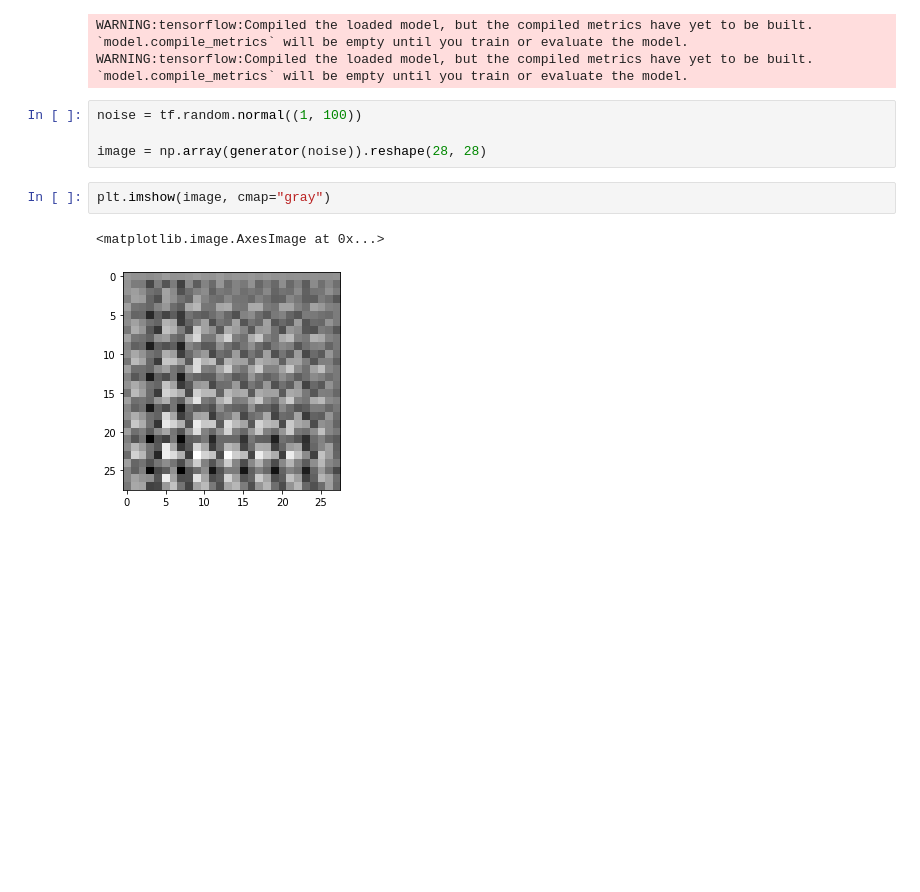
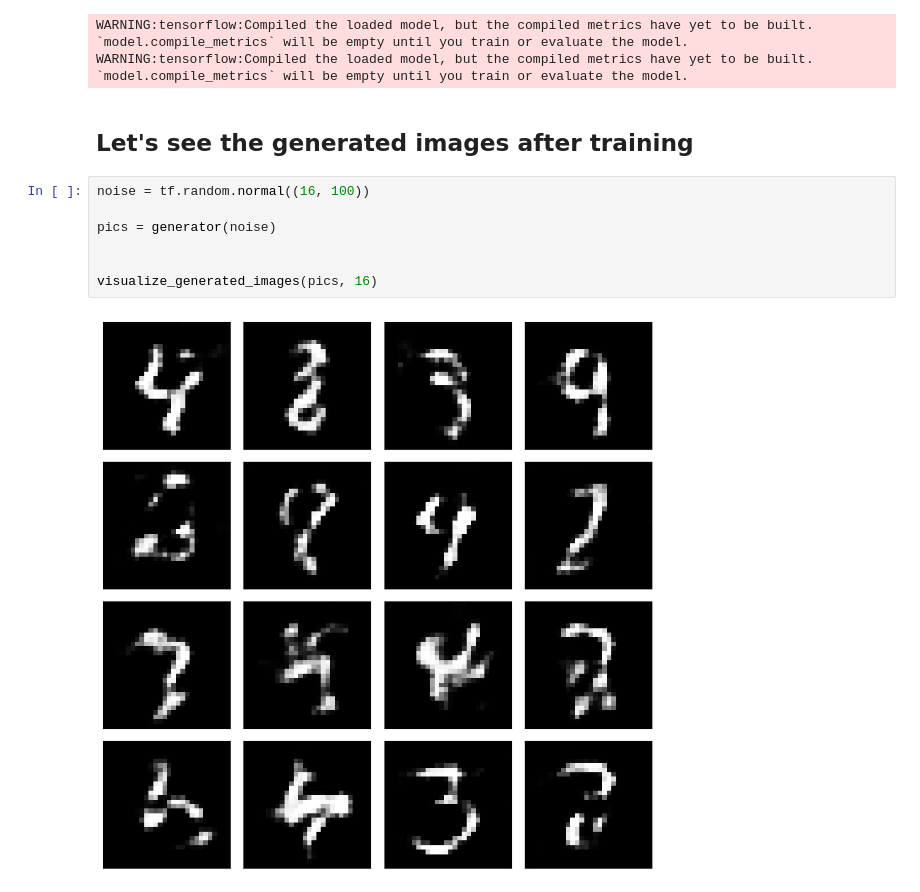
Before and after one commit to stanislavlia/machinelearning_algorithms, a Jupyter notebook: DCGAN_mnist.ipynb, the cells around one changed output. Drawn from its saved outputs; the diff is of its cells as text; blank space fills up the shorter version.

Commit message:
Showed the generated imgs  after 20 epochs

```diff
--- a/DCGAN_mnist.ipynb
+++ b/DCGAN_mnist.ipynb
@@ -283,12 +282,14 @@ discriminator.save(base_dir + "discriminator_trained")
 # %% [output]
 WARNING:tensorflow:Compiled the loaded model, but the compiled metrics have yet to be built. `model.compile_metrics` will be empty until you train or evaluate the model.
 WARNING:tensorflow:Compiled the loaded model, but the compiled metrics have yet to be built. `model.compile_metrics` will be empty until you train or evaluate the model.
+# %% [markdown]
+## Let's see the generated images after training
 # %%
-noise = tf.random.normal((1, 100))
+noise = tf.random.normal((16, 100))
 
-image = np.array(generator(noise)).reshape(28, 28)
+pics = generator(noise)
+
+
+visualize_generated_images(pics, 16)
+# %% [output]
+[figure, added]
-# %%
-plt.imshow(image, cmap="gray")
-# %% [output]
-<matplotlib.image.AxesImage at 0x...>
-[figure, removed]
```
Also changed, not shown: parts of 2 cells of this notebook.
